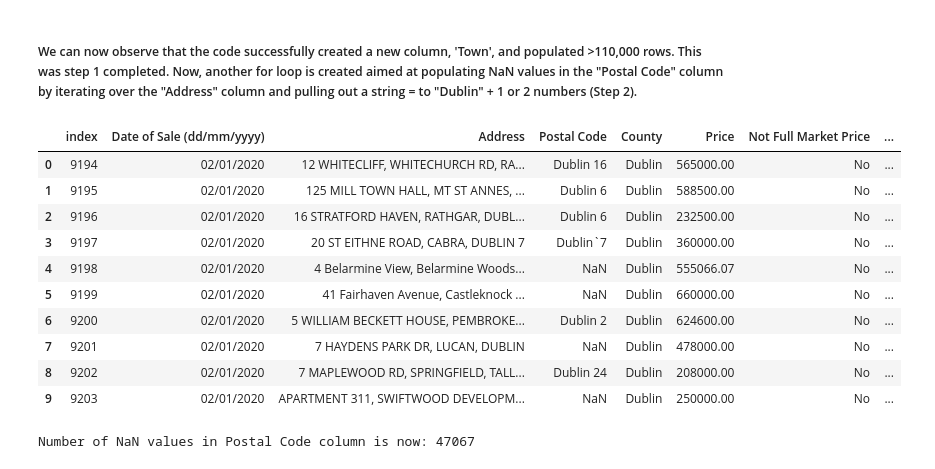
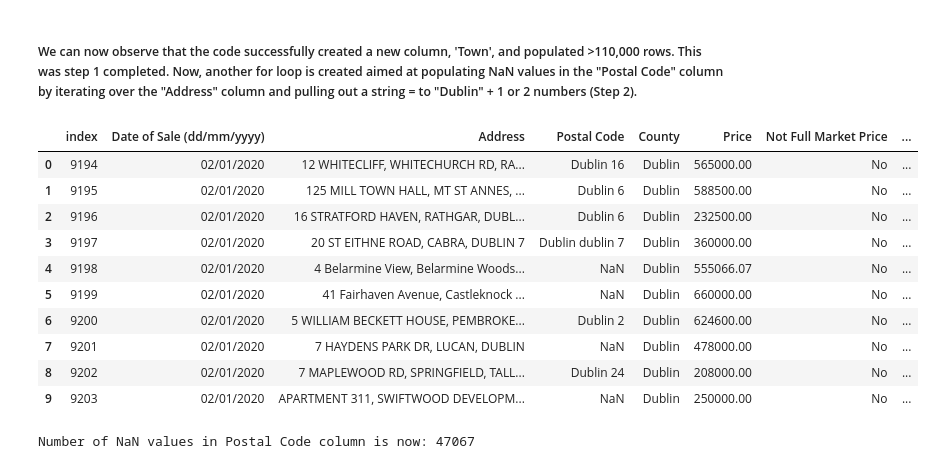
Before and after one commit to CraigDowling/Project, a Jupyter notebook: UCDPA_craigdowlingproject.ipynb, the cells around one changed output. Drawn from its saved outputs; the diff is of its cells as text; code cells hidden in the pictures.

```diff
--- a/UCDPA_craigdowlingproject.ipynb
+++ b/UCDPA_craigdowlingproject.ipynb
@@ -832,28 +836,28 @@ Number of NaN values in Town column: 26232
 # %%
 import re
 
 #For each row of the DataFrame "dublin_house_prices"...
 for i in range(len(dublin_house_prices)):
 
-    #If the data type within the Postal Code column is a float (i.e. is NaN) search the lower case of the Address column for a string containing "Dublin" + 1 or 2 numbers.
-
+    #If the data type within the Postal Code column is a float (i.e. is NaN) we do the below to try and find a number for it
     if type(dublin_house_prices.at[i, "Postal Code"]) == float:
         a = dublin_house_prices['Address'][i].lower()
 
+        #Use regular expression matching to search the lower case of the Address column for a string containing "dublin " + 1 or 2 numbers.
         result = re.search('dublin ([0-9]{1,2})', a)
 
-        #If there is a match, populate the "Postal Code" column with "Dublin + [the identified number]" .
+        #If there is a match, populate the "Postal Code" column with "Dublin " + "[the identified number]" .
         if result is not None:
-            dublin_house_prices.at[i, 'Postal Code'] = "Dublin`" + str(result.groups()[0])
+            dublin_house_prices.at[i, 'Postal Code'] = "Dublin " + result.group()
 
 #Print out the DataFrame.
 dublin_house_prices.head(10)
 # %% [output]
 |  | index | Date of Sale (dd/mm/yyyy) | Address | Postal Code | County | Price | Not Full Market Price | ... |
 | 0 | 9194 | 02/01/2020 | 12 WHITECLIFF, WHITECHURCH RD, RA... | Dublin 16 | Dublin | 565000.00 | No | ... |
 | 1 | 9195 | 02/01/2020 | 125 MILL TOWN HALL, MT ST ANNES, ... | Dublin 6 | Dublin | 588500.00 | No | ... |
 | 2 | 9196 | 02/01/2020 | 16 STRATFORD HAVEN, RATHGAR, DUBL... | Dublin 6 | Dublin | 232500.00 | No | ... |
-| 3 | 9197 | 02/01/2020 | 20 ST EITHNE ROAD, CABRA, DUBLIN 7 | Dublin`7 | Dublin | 360000.00 | No | ... |
+| 3 | 9197 | 02/01/2020 | 20 ST EITHNE ROAD, CABRA, DUBLIN 7 | Dublin dublin 7 | Dublin | 360000.00 | No | ... |
 | 4 | 9198 | 02/01/2020 | 4 Belarmine View, Belarmine Woods... | NaN | Dublin | 555066.07 | No | ... |
 | 5 | 9199 | 02/01/2020 | 41 Fairhaven Avenue, Castleknock ... | NaN | Dublin | 660000.00 | No | ... |
 | 6 | 9200 | 02/01/2020 | 5 WILLIAM BECKETT HOUSE, PEMBROKE... | Dublin 2 | Dublin | 624600.00 | No | ... |
```
Also changed, not shown: parts of 13 cells of this notebook.
